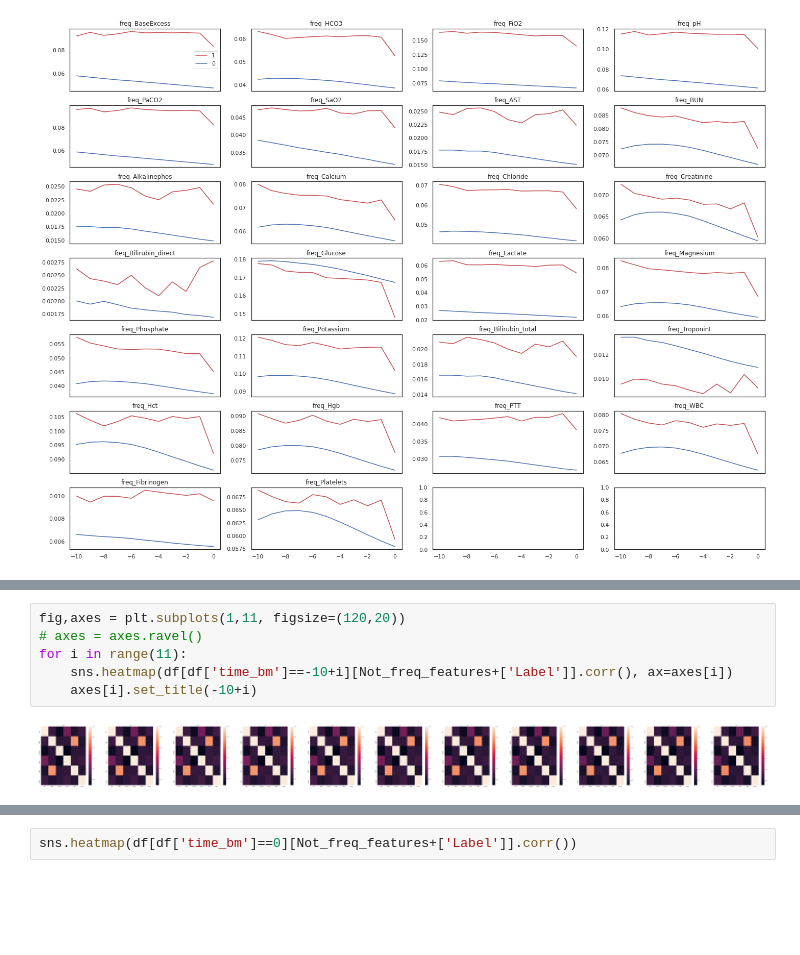
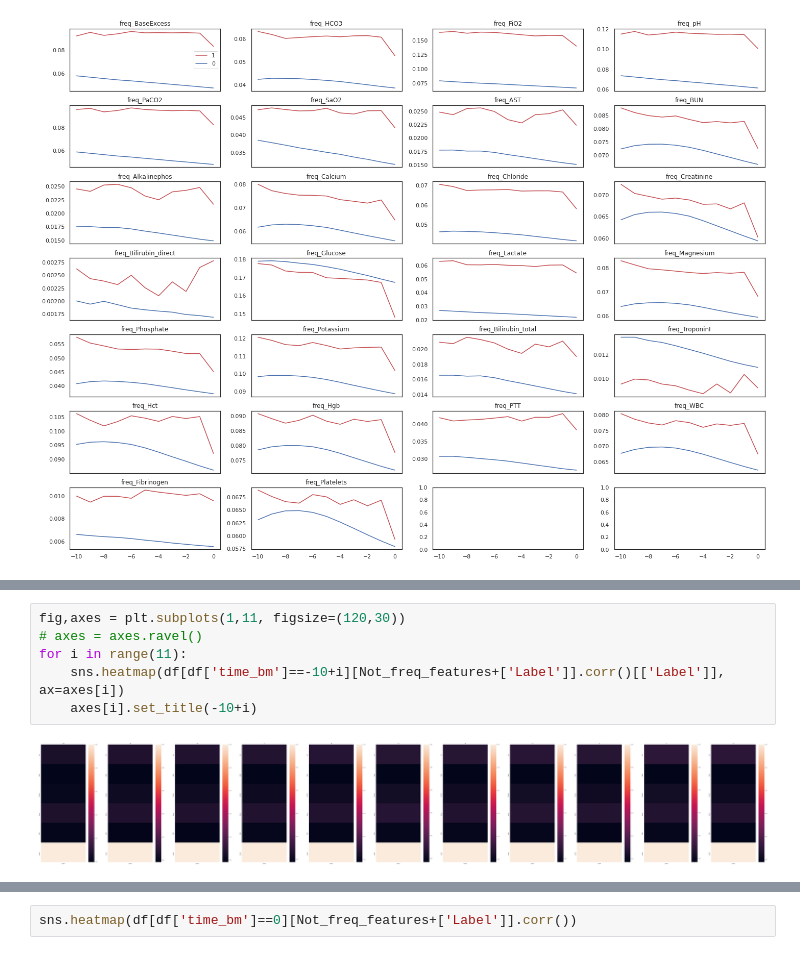
Before and after one commit to AtarCohen/Early-Prediction_of_Sepsis, a Jupyter notebook: TemporalDataExporation.ipynb, the cells around one changed output, grey strips where cells are left out. Cells and saved outputs as stored; diff of their text form; blank space fills up the shorter version.

```diff
--- a/TemporalDataExporation.ipynb
+++ b/TemporalDataExporation.ipynb
@@ -82,9 +86,9 @@ plot_results(4,7,freq_features,df_means,['ts']*26,fsize=(20,15),tight_layouts=1.
 # %%
-fig,axes = plt.subplots(1,11, figsize=(120,20))
+fig,axes = plt.subplots(1,11, figsize=(120,30))
 # axes = axes.ravel()
 for i in range(11):
-    sns.heatmap(df[df['time_bm']==-10+i][Not_freq_features+['Label']].corr(), ax=axes[i])
+    sns.heatmap(df[df['time_bm']==-10+i][Not_freq_features+['Label']].corr()[['Label']], ax=axes[i])
     axes[i].set_title(-10+i)
 # %% [output]
-[figure, old version]
+[figure, new version]
 # %%
```
Also changed, not shown: parts of 3 cells of this notebook, 3 other files.
